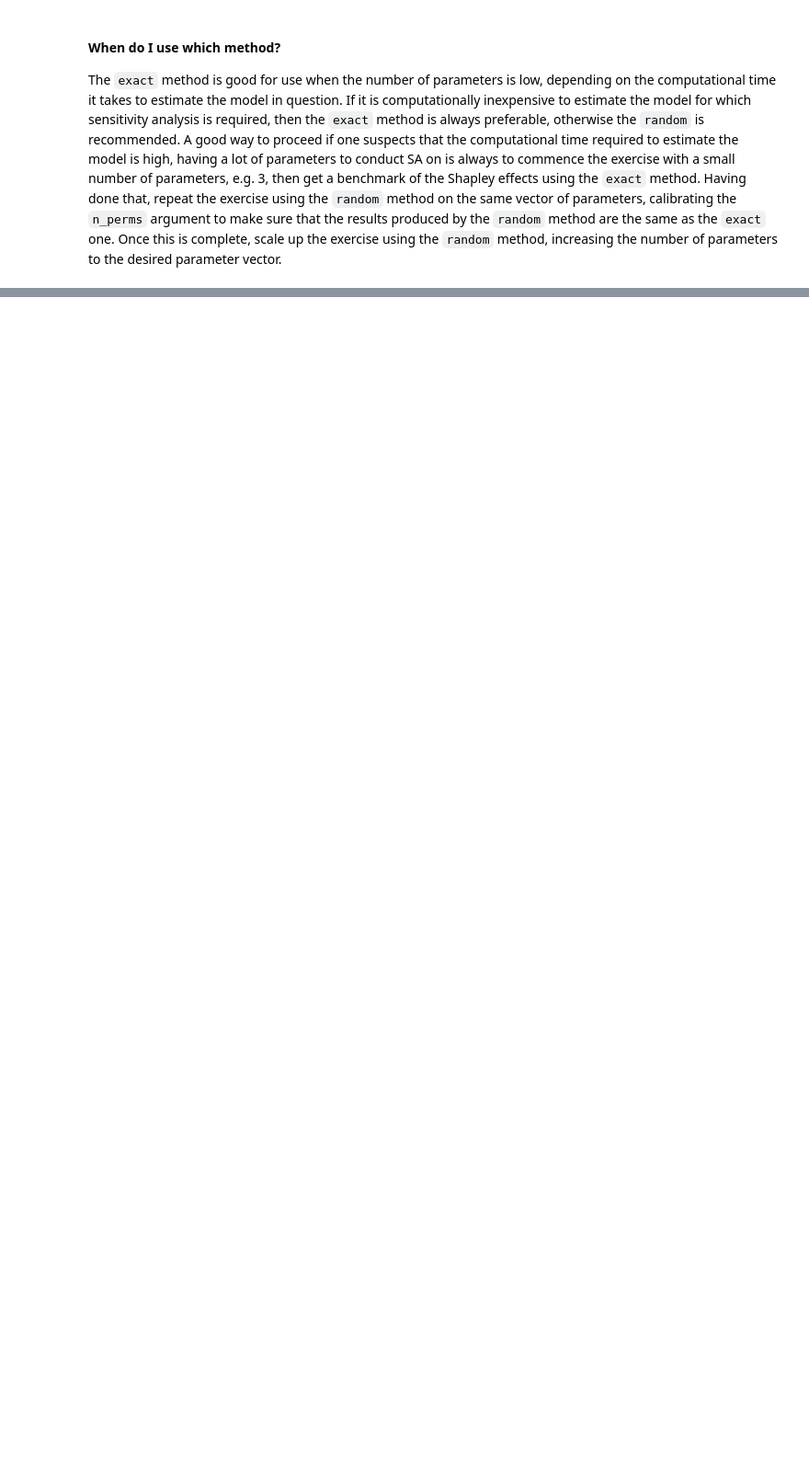
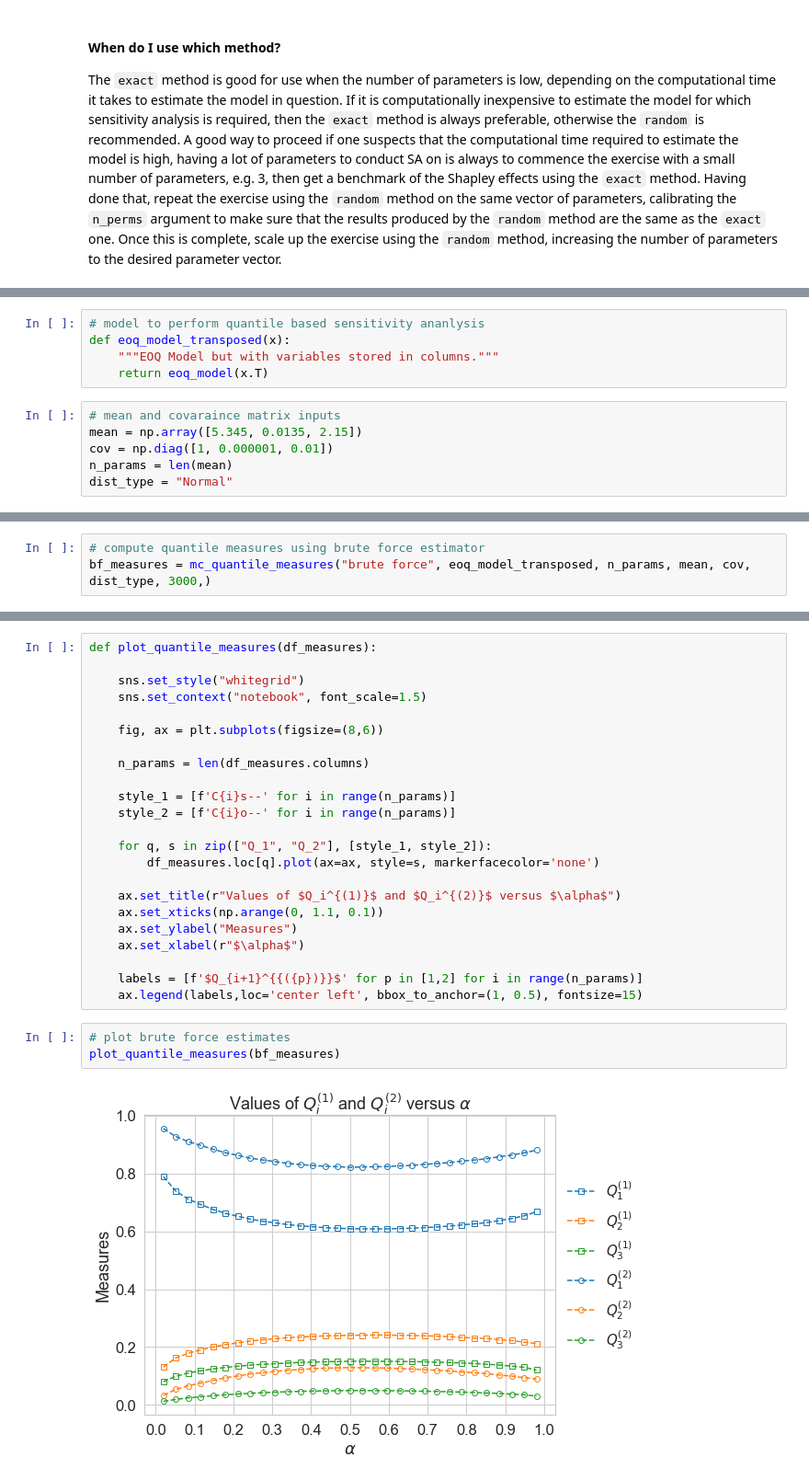
Before and after one commit to OpenSourceEconomics/econsa, a Jupyter notebook: docs/source/tutorials/sensitivity-analysis-quantitative.ipynb, the cells around one changed output, grey strips where cells are left out. Shown at 92% size. Drawn from its saved outputs; the diff is of its cells as text; blank space fills up the shorter version.

```diff
--- a/docs/source/tutorials/sensitivity-analysis-quantitative.ipynb
+++ b/docs/source/tutorials/sensitivity-analysis-quantitative.ipynb
@@ -222,0 +239,11 @@ The `exact` method is good for use when the number of parameters is low, dependi
+# %%
+# model to perform quantile based sensitivity ananlysis
+def eoq_model_transposed(x):
+    """EOQ Model but with variables stored in columns."""
+    return eoq_model(x.T)
+# %%
+# mean and covaraince matrix inputs
+mean = np.array([5.345, 0.0135, 2.15])
+cov = np.diag([1, 0.000001, 0.01])
+n_params = len(mean)
+dist_type = "Normal"
@@ -222,0 +252,3 @@ The `exact` method is good for use when the number of parameters is low, dependi
+# %%
+# compute quantile measures using brute force estimator
+bf_measures = mc_quantile_measures("brute force", eoq_model_transposed, n_params, mean, cov, dist_type, 3000,)
@@ -222,0 +294,28 @@ The `exact` method is good for use when the number of parameters is low, dependi
+# %%
+def plot_quantile_measures(df_measures):
+
+    sns.set_style("whitegrid")
+    sns.set_context("notebook", font_scale=1.5)
+
+    fig, ax = plt.subplots(figsize=(8,6))
+
+    n_params = len(df_measures.columns)
+
+    style_1 = [f'C{i}s--' for i in range(n_params)]
+    style_2 = [f'C{i}o--' for i in range(n_params)]
+
+    for q, s in zip(["Q_1", "Q_2"], [style_1, style_2]):
+        df_measures.loc[q].plot(ax=ax, style=s, markerfacecolor='none')
+
+    ax.set_title(r"Values of $Q_i^{(1)}$ and $Q_i^{(2)}$ versus $\alpha$")
+    ax.set_xticks(np.arange(0, 1.1, 0.1))
+    ax.set_ylabel("Measures")
+    ax.set_xlabel(r"$\alpha$")
+
+    labels = [f'$Q_{i+1}^{{({p})}}$' for p in [1,2] for i in range(n_params)]
+    ax.legend(labels,loc='center left', bbox_to_anchor=(1, 0.5), fontsize=15)
+# %%
+# plot brute force estimates
+plot_quantile_measures(bf_measures)
+# %% [output]
+[figure, added]
```
Also changed, not shown: parts of 15 cells of this notebook, 7 other files.
